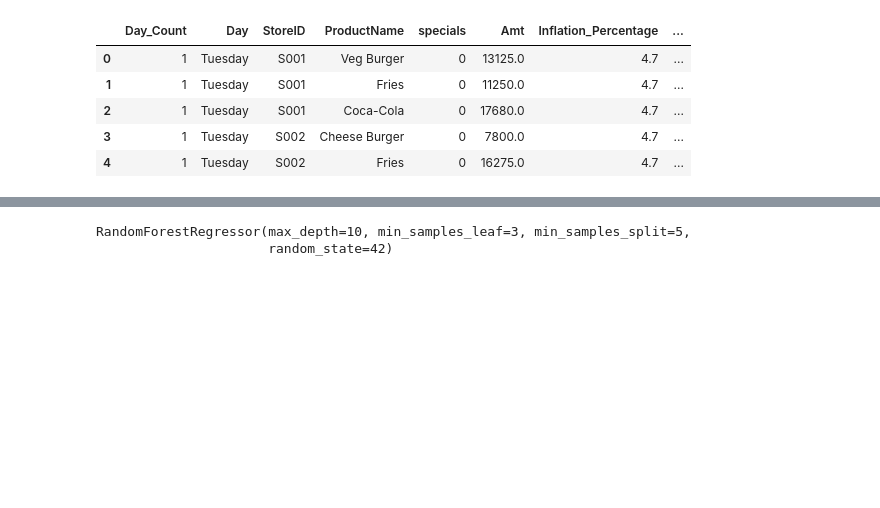
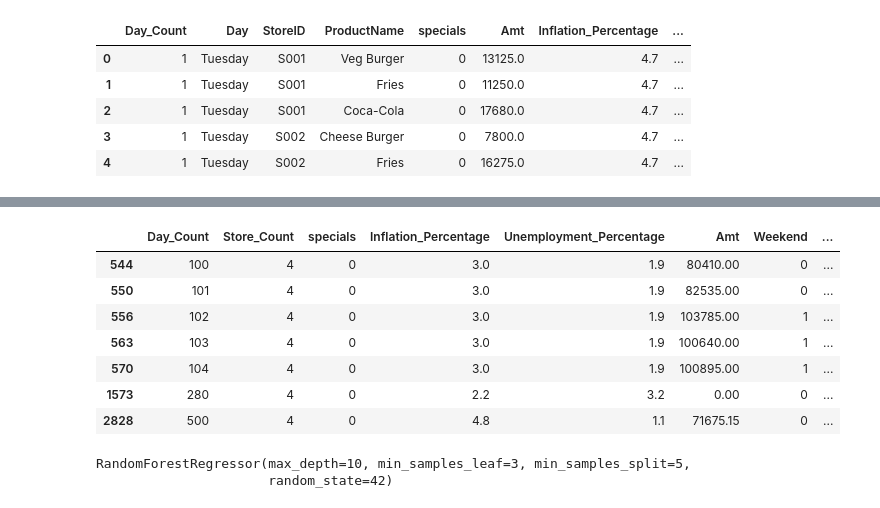
Before and after one commit to Sarthakpurii/product-demand-prediction, a Jupyter notebook: Model Strategies/Model 1 - Predicting Combined Sales/model_training.ipynb, the cells around one changed output, grey strips where cells are left out. Cells and saved outputs as stored; diff of their text form; code cells hidden in the pictures; blank space fills up the shorter version.

```diff
--- a/Model Strategies/Model 1 - Predicting Combined Sales/model_training.ipynb
+++ b/Model Strategies/Model 1 - Predicting Combined Sales/model_training.ipynb
@@ -54,3 +76,14 @@ train_product_daily_sales.head(10)
+# %%
+train_product_daily_sales[train_product_daily_sales['Store_Count']>3]
+# %% [output]
+|  | Day_Count | Store_Count | specials | Inflation_Percentage | Unemployment_Percentage | Amt | Weekend | ... |
+| 544 | 100 | 4 | 0 | 3.0 | 1.9 | 80410.00 | 0 | ... |
+| 550 | 101 | 4 | 0 | 3.0 | 1.9 | 82535.00 | 0 | ... |
+| 556 | 102 | 4 | 0 | 3.0 | 1.9 | 103785.00 | 1 | ... |
+| 563 | 103 | 4 | 0 | 3.0 | 1.9 | 100640.00 | 1 | ... |
+| 570 | 104 | 4 | 0 | 3.0 | 1.9 | 100895.00 | 1 | ... |
+| 1573 | 280 | 4 | 0 | 2.2 | 3.2 | 0.00 | 0 | ... |
+| 2828 | 500 | 4 | 0 | 4.8 | 1.1 | 71675.15 | 0 | ... |
 # %%
 # avg_product_sales = df.groupby('ProductName')['Amt'].mean().to_dict()
 # product_daily_sales['avg_product_price'] = product_daily_sales['ProductName'].map(avg_product_sales)
```
Also changed, not shown: parts of 4 cells of this notebook, 2 other files.
